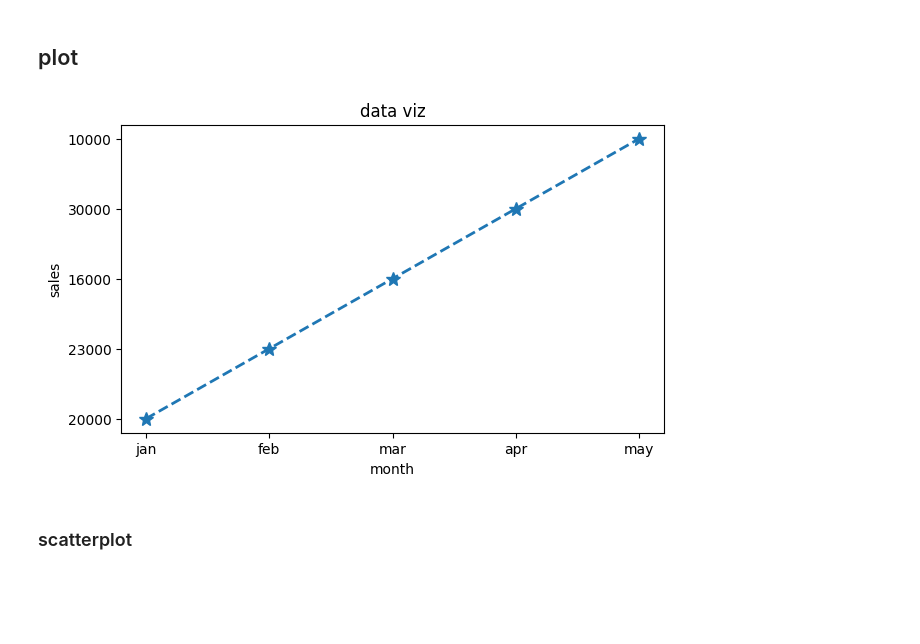
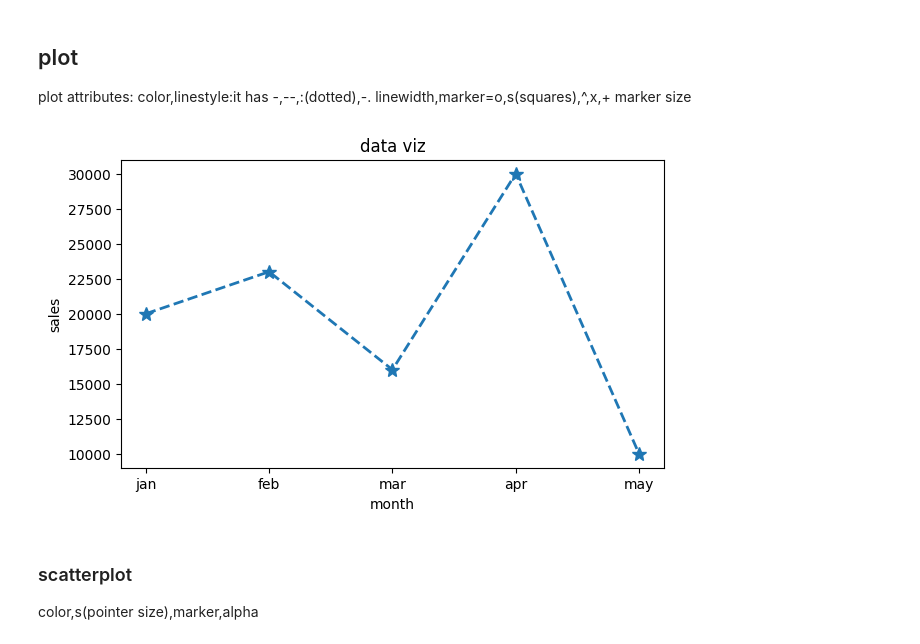
Before and after one commit to gurukowshikpoola/bytexl, a Jupyter notebook: dataviz.ipynb, the cells around one changed output. Cells and saved outputs as stored; diff of their text form; code cells hidden in the pictures; blank space fills up the shorter version.

```diff
--- a/dataviz.ipynb
+++ b/dataviz.ipynb
@@ -1,18 +29,22 @@
 # %% [markdown]
 ## plot
+plot attributes: color,linestyle:it has -,--,:(dotted),-.
+                linewidth,marker=o,s(squares),^,x,+
+                marker size
 # %%
 import matplotlib.pyplot as plt
 import pandas as pd
 months = ["jan","feb","mar","apr","may"]
-sales = ["20000","23000","16000","30000","10000"]
+sales = [20000,23000,16000,30000,10000]
 plt.figure(figsize=(7, 4),facecolor="white")
 plt.plot(months,sales,marker = "*",markersize=10,label="salesdata", lw = 2,ls="--")
 plt.title("data viz")
 plt.xlabel("month")
 plt.ylabel("sales")
 plt.show()
 # %% [output]
-[figure, old version]
+[figure, new version]
 # %% [markdown]
 ### scatterplot
+color,s(pointer size),marker,alpha
 # %%
```
Also changed, not shown: parts of 9 cells of this notebook, 2 other files.
